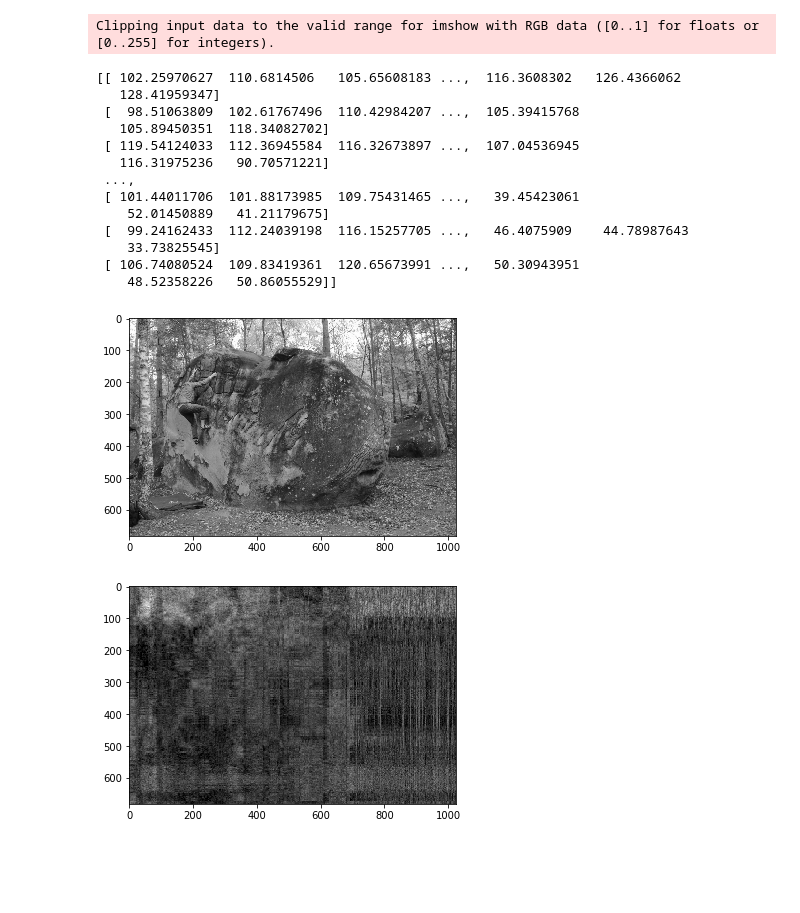
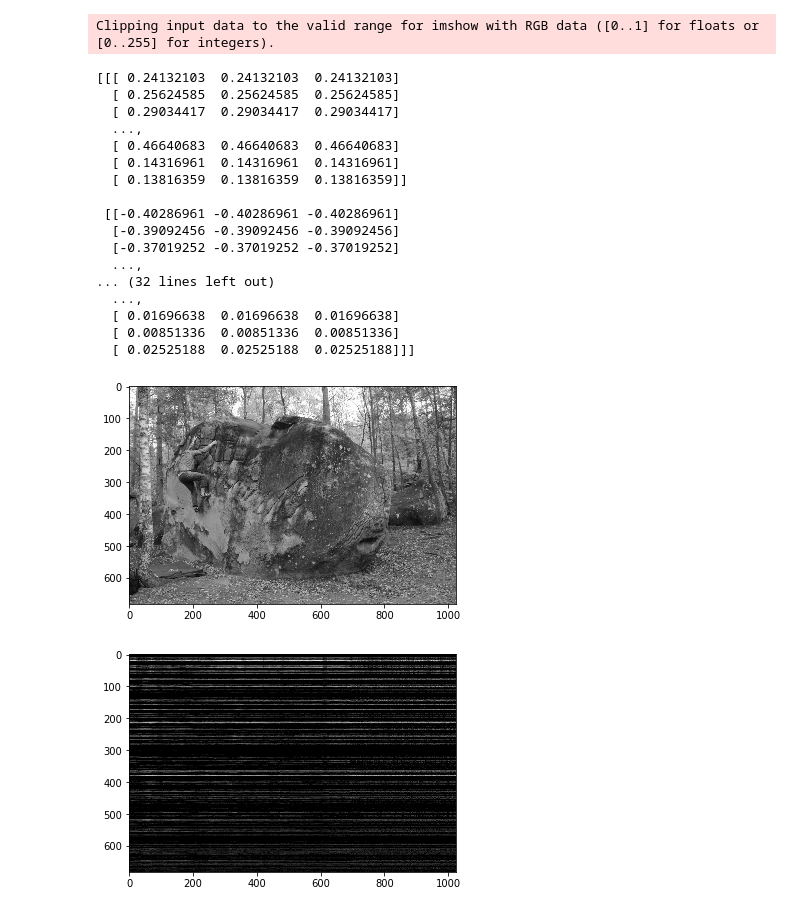
Before and after one commit to tcvanthiel/Image-Compression, a Jupyter notebook: matrix_manipulations.ipynb, the cells around one changed output. Drawn from its saved outputs; the diff is of its cells as text; code cells hidden in the pictures; blank space fills up the shorter version.

Commit message:
Image now sort of visible with black stripes

```diff
--- a/matrix_manipulations.ipynb
+++ b/matrix_manipulations.ipynb
@@ -8,7 +8,7 @@ from numpy.linalg import multi_dot
 def matrix_to_image(input_matrix):
     """
     """
-    dummy_image = np.ones((input_matrix.shape[0],input_matrix.shape[1],3))/256
+    dummy_image = np.ones((input_matrix.shape[0],input_matrix.shape[1],3))
     matrix_reshaped = np.asarray(input_matrix[:,:,np.newaxis])   #Reshape the values from a 2D Array to an ndarray
     image = matrix_reshaped*dummy_image
 
@@ -20,47 +20,51 @@ A, gray_image = ima.rgb_to_gray(image)
 W = np.dot(A,A.transpose())
 Wv = np.dot(A.transpose(),A)
 
 W_eigenvalues, U = eig(W)
 Wv_eigenvalues, V = eig(Wv)
 
 S_entries = np.sqrt(W_eigenvalues)
 S_entries = S_entries/np.max(S_entries)
 S_entries_sorted = np.flip(np.sort(S_entries), axis=0)
 sorting_indices_S = np.flip(np.argsort(S_entries), axis=0)
 S = np.zeros_like(A)
 np.fill_diagonal(S,S_entries_sorted)
 
 U_sorted = U[sorting_indices_S]
 
 sorting_indices_V = np.flip(np.argsort(np.sqrt(Wv_eigenvalues)),axis=0)
 V_sorted = V[sorting_indices_V]
 
-SVD_tmp = np.dot(U_sorted, S)
+SVD_tmp = np.dot(U_sorted.transpose(), S)
 SVD = np.dot(SVD_tmp,V_sorted.transpose())
 SVD = np.real(SVD)
-SVD = 255*SVD/np.max(SVD) #something is going wrong in the mathematics -- the pixel values are much too small
+SVD = SVD/np.max(SVD) #something is going wrong in the mathematics -- the pixel values are much too small
 
 resulting_image = matrix_to_image(SVD)
 plt.figure(1)
 plt.imshow(gray_image)
 plt.figure(2)
 plt.imshow(resulting_image)
 
-print(SVD)
+print(resulting_image)
 # %% [output]
 Clipping input data to the valid range for imshow with RGB data ([0..1] for floats or [0..255] for integers).
-[[ 102.25970627  110.6814506   105.65608183 ...,  116.3608302   126.4366062
-   128.41959347]
- [  98.51063809  102.61767496  110.42984207 ...,  105.39415768
-   105.89450351  118.34082702]
- [ 119.54124033  112.36945584  116.32673897 ...,  107.04536945
-   116.31975236   90.70571221]
- ...,
- [ 101.44011706  101.88173985  109.75431465 ...,   39.45423061
-    52.01450889   41.21179675]
- [  99.24162433  112.24039198  116.15257705 ...,   46.4075909    44.78987643
-    33.73825545]
- [ 106.74080524  109.83419361  120.65673991 ...,   50.30943951
-    48.52358226   50.86055529]]
+[[[ 0.24132103  0.24132103  0.24132103]
+  [ 0.25624585  0.25624585  0.25624585]
+  [ 0.29034417  0.29034417  0.29034417]
+  ...,
+  [ 0.46640683  0.46640683  0.46640683]
+  [ 0.14316961  0.14316961  0.14316961]
+  [ 0.13816359  0.13816359  0.13816359]]
+
+ [[-0.40286961 -0.40286961 -0.40286961]
+  [-0.39092456 -0.39092456 -0.39092456]
+  [-0.37019252 -0.37019252 -0.37019252]
+  ...,
+... (32 lines left out)
+  ...,
+  [ 0.01696638  0.01696638  0.01696638]
+  [ 0.00851336  0.00851336  0.00851336]
+  [ 0.02525188  0.02525188  0.02525188]]]
 [figure]
-[figure, old version]
+[figure, new version]
```
